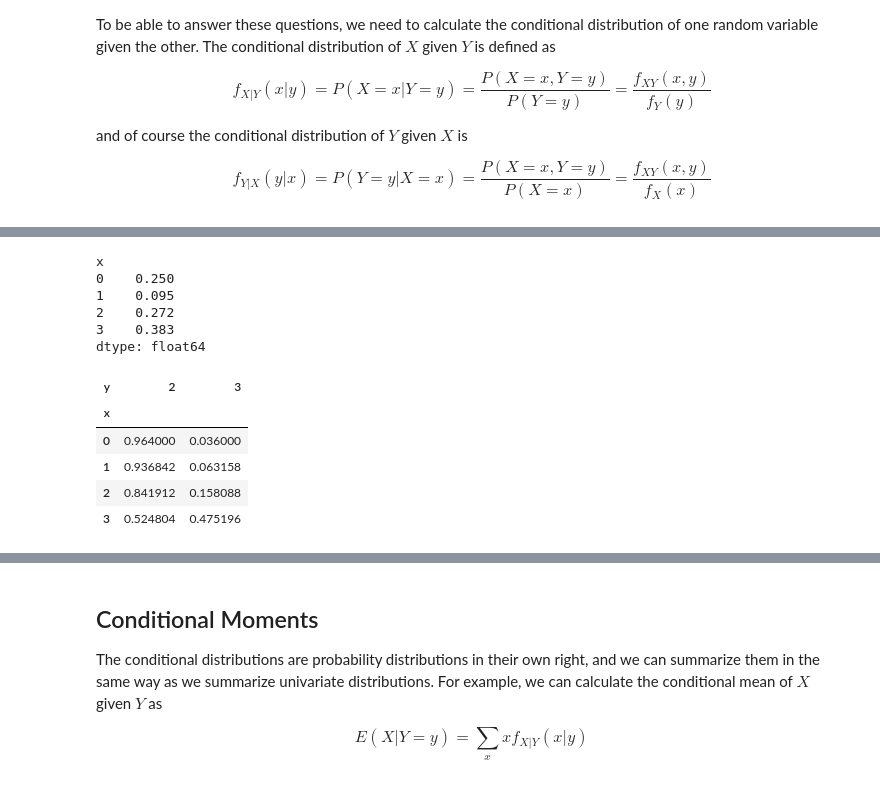
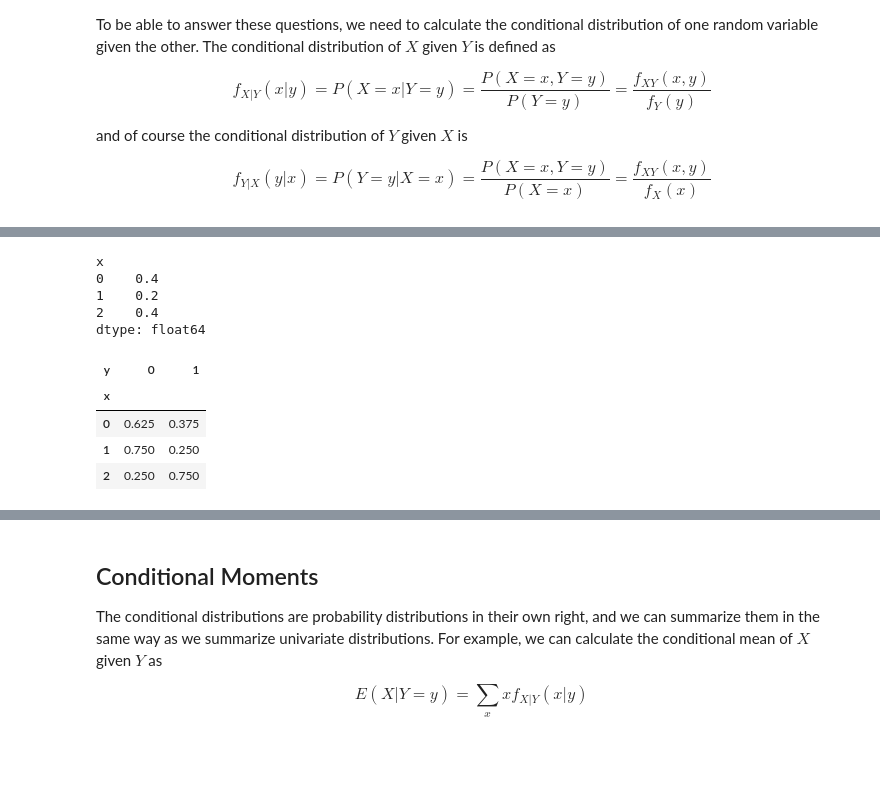
Before and after one commit to febse/stat2025, a Jupyter notebook: 08-Bi-variate-Discrete-Distributions.ipynb, the cells around one changed output, grey strips where cells are left out. Cells and saved outputs as stored; diff of their text form; code cells hidden in the pictures; blank space fills up the shorter version.

```diff
--- a/08-Bi-variate-Discrete-Distributions.ipynb
+++ b/08-Bi-variate-Discrete-Distributions.ipynb
@@ -23,6 +23,6 @@ pxy = pd.DataFrame(itertools.product([0, 1, 2], [0, 1]), columns=["x", "y"])
 pxy["p"] = [0.25, 0.15, 0.15, 0.05, 0.1, 0.3]
 
 
-pxy_table = pd.pivot_table(pxy, values='p', index='x', columns='y')
+pxy_table = pd.pivot_table(pxy, values='p', index='x', columns='y').add_prefix('y=')
 pxy_table
 # %% [output]
@@ -167,20 +224,19 @@ dtype: float64
 # %%
 # Conditional distribution of y given x
 
 y_marginal = pxy_table.sum(axis=1)
 print(y_marginal)
+
 py_given_x = pxy_table.div(y_marginal, axis=0)
-py_given_x
+py_given_x.round(3)
 # %% [output]
 x
-0    0.250
-1    0.095
-2    0.272
-3    0.383
+0    0.4
+1    0.2
+2    0.4
 dtype: float64
-| y | 2 | 3 |
+| y | 0 | 1 |
 | x |  |  |
-| 0 | 0.964000 | 0.036000 |
-| 1 | 0.936842 | 0.063158 |
-| 2 | 0.841912 | 0.158088 |
-| 3 | 0.524804 | 0.475196 |
+| 0 | 0.625 | 0.375 |
+| 1 | 0.750 | 0.250 |
+| 2 | 0.250 | 0.750 |
```
Also changed, not shown: parts of 22 cells of this notebook.
